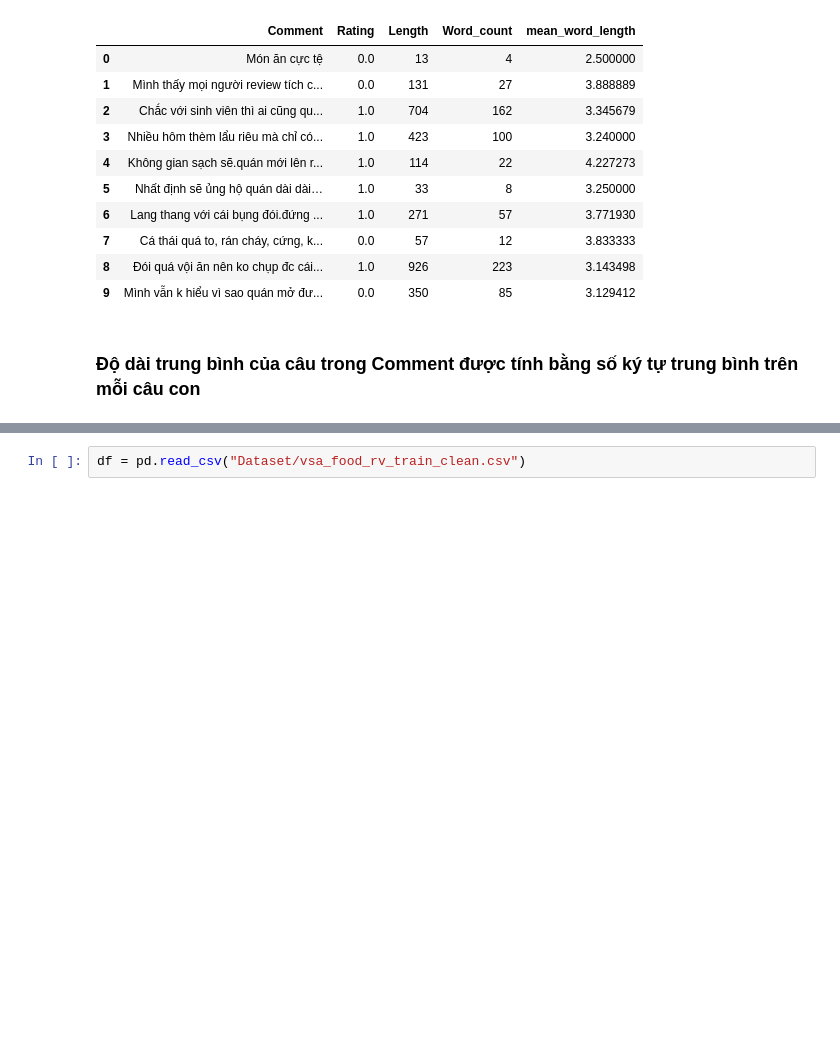
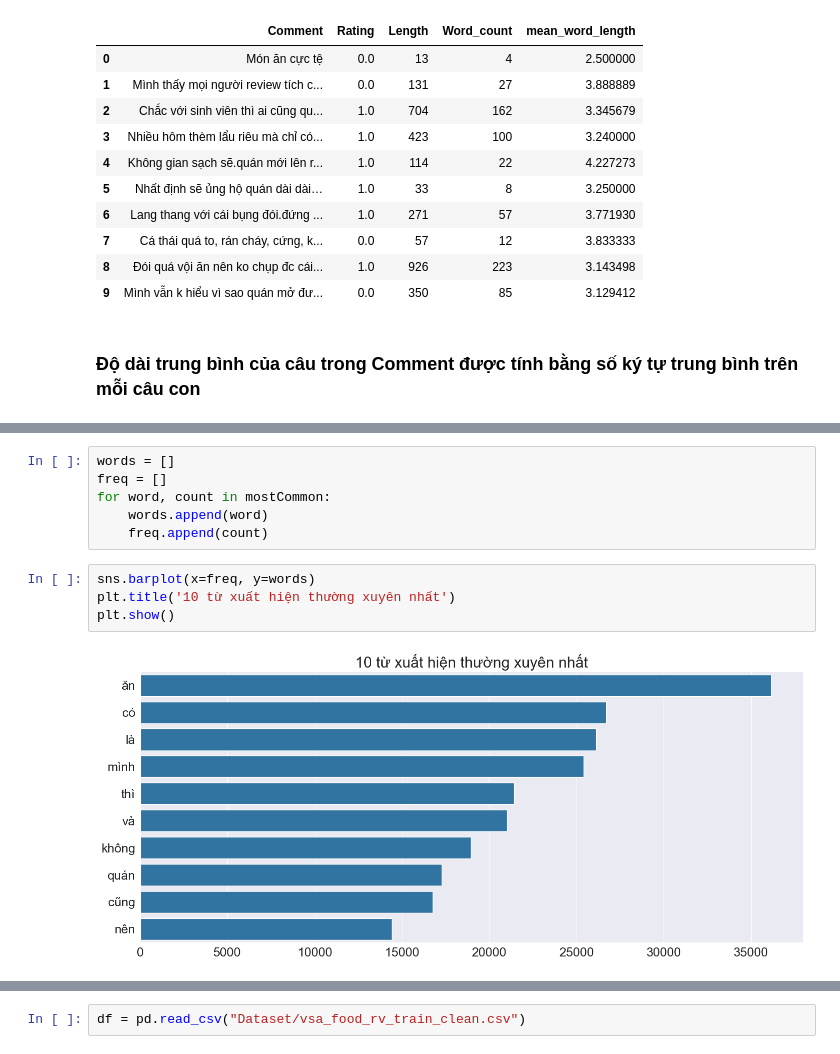
Before and after one commit to HongHanh-atUIT/CS231-NLP-FOOD-REVIEW-SA, a Jupyter notebook: EDA.ipynb, the cells around one changed output, grey strips where cells are left out. Cells and saved outputs as stored; diff of their text form; blank space fills up the shorter version.

```diff
--- a/EDA.ipynb
+++ b/EDA.ipynb
@@ -187,0 +253,12 @@ for feature in features:
+# %%
+words = []
+freq = []
+for word, count in mostCommon:
+    words.append(word)
+    freq.append(count)
+# %%
+sns.barplot(x=freq, y=words)
+plt.title('10 từ xuất hiện thường xuyên nhất')
+plt.show()
+# %% [output]
+[figure, added]
```
Also changed, not shown: parts of 17 cells of this notebook.
